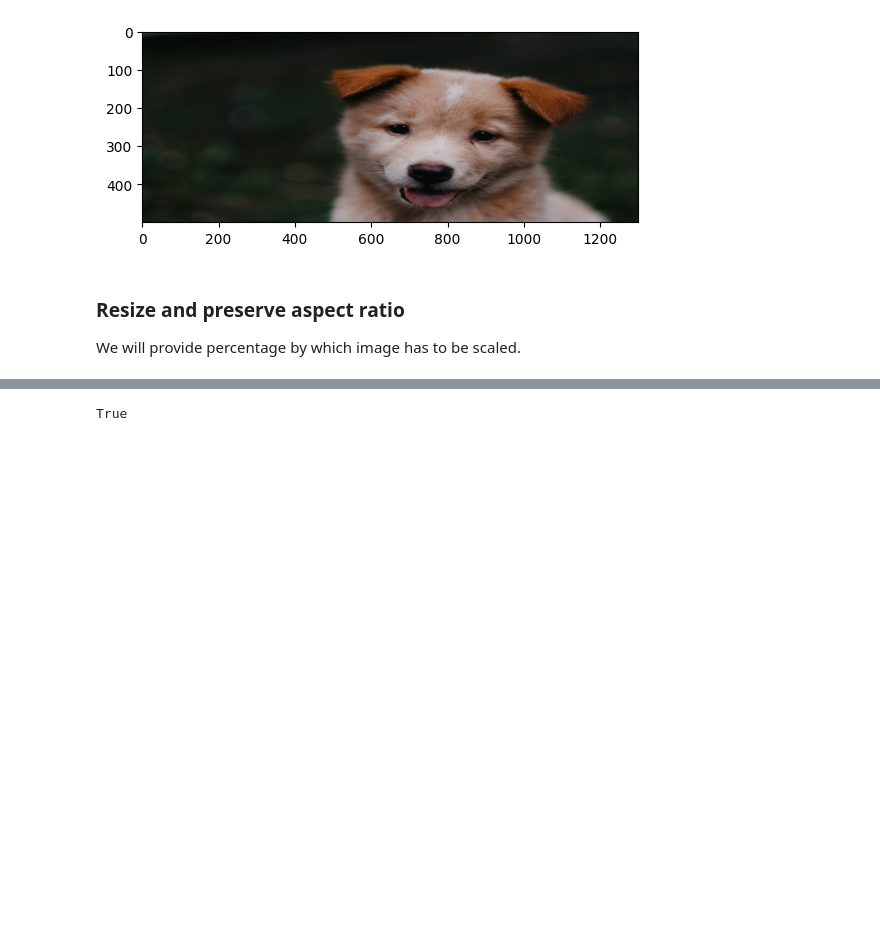
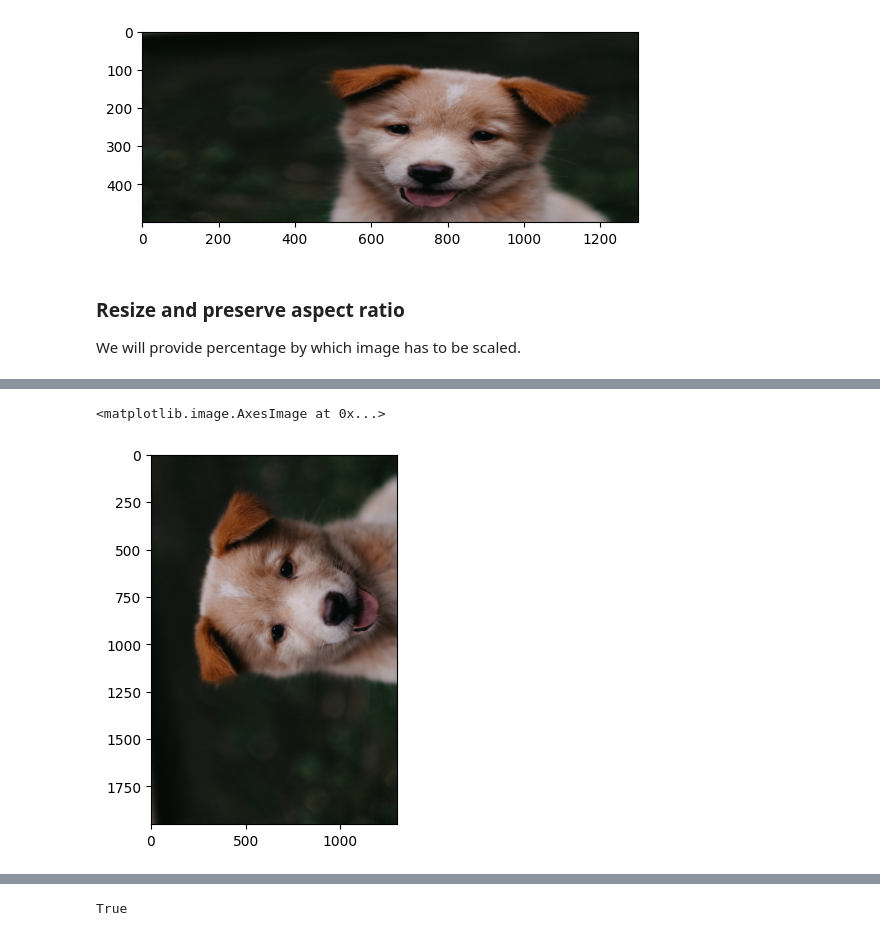
Before and after one commit to hasan-alper/opencv-notes, a Jupyter notebook: 01-IMAGE-BASICS/1.2-opencv-basics.ipynb, the cells around one changed output, grey strips where cells are left out. Cells and saved outputs as stored; diff of their text form; code cells hidden in the pictures; blank space fills up the shorter version.

```diff
--- a/01-IMAGE-BASICS/1.2-opencv-basics.ipynb
+++ b/01-IMAGE-BASICS/1.2-opencv-basics.ipynb
@@ -83,0 +205,6 @@ img = cv2.flip(img_rgb, 0)
+# %%
+img = cv2.rotate(img_rgb, cv2.ROTATE_90_COUNTERCLOCKWISE)
+plt.imshow(img)
+# %% [output]
+<matplotlib.image.AxesImage at 0x...>
+[figure, added]
```
Also changed, not shown: parts of 14 cells of this notebook, 1 other file.
